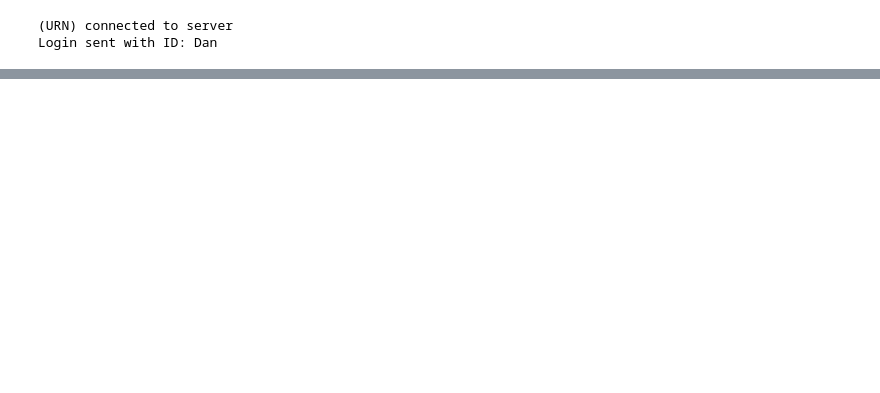
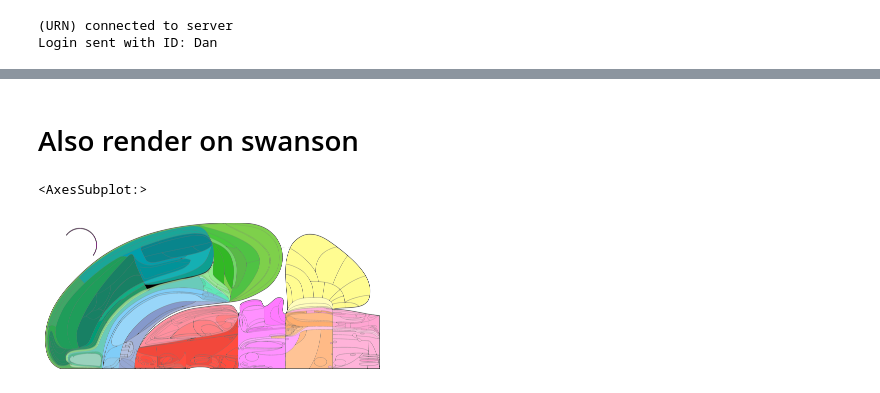
Before and after one commit to int-brain-lab/ibl-viz, a Jupyter notebook: bwm/bwm_block_prior_example.ipynb, the cells around one changed output, grey strips where cells are left out. Saved outputs shown, nothing was run; the diff lists cells and outputs as text; code cells hidden in the pictures; blank space fills up the shorter version.

```diff
--- a/bwm/bwm_block_prior_example.ipynb
+++ b/bwm/bwm_block_prior_example.ipynb
@@ -107,0 +158,11 @@ urn.set_area_intensity(pvalProportion)
+# %% [markdown]
+# Also render on swanson
+# %%
+from ibllib.atlas.flatmaps import plot_swanson
+from ibllib.atlas import BrainRegions
+br = BrainRegions()
+
+plot_swanson(br=br)
+# %% [output]
+<AxesSubplot:>
+[figure, added]
```
Also changed, not shown: parts of 16 cells of this notebook.
